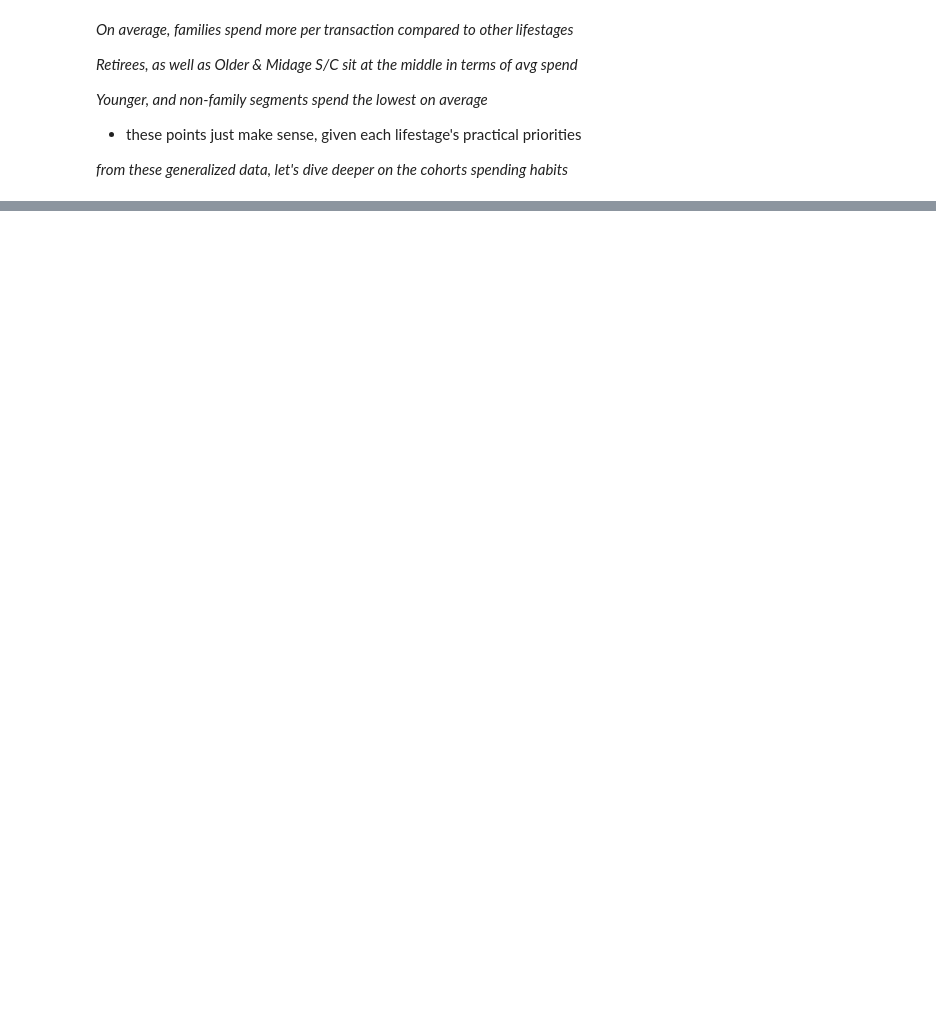
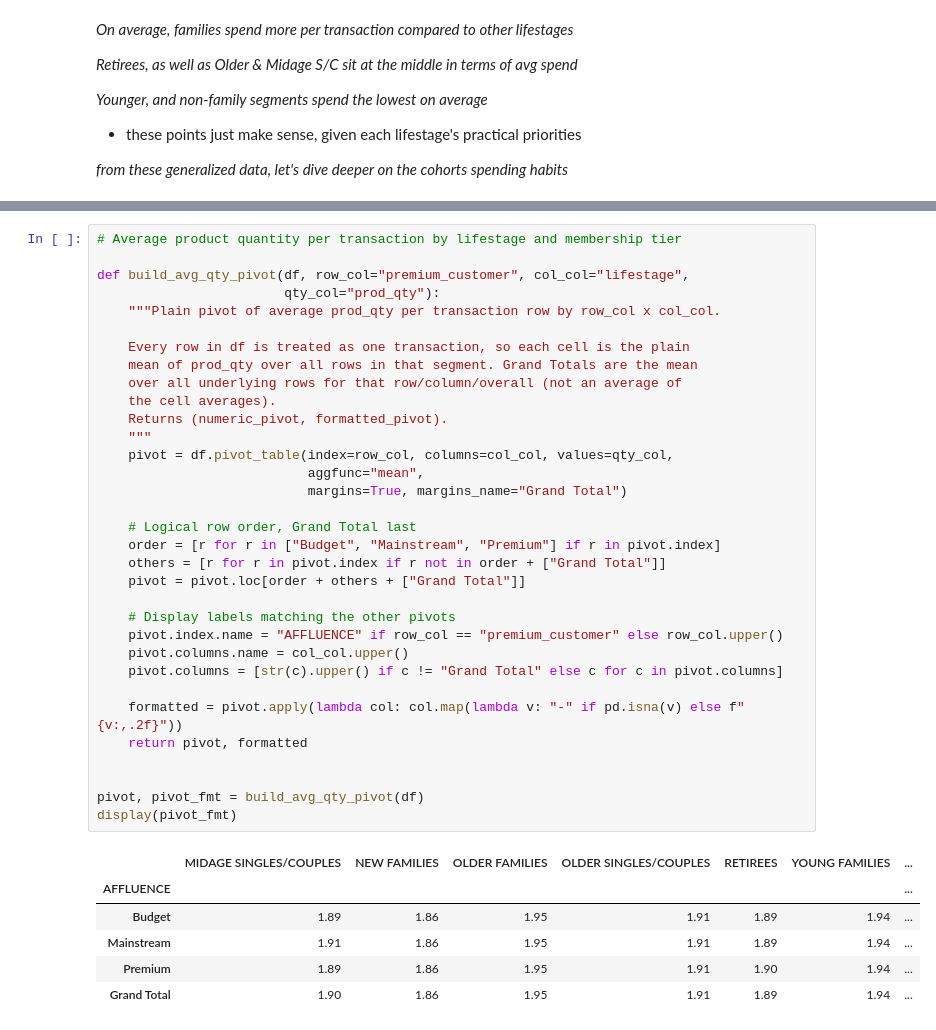
Before and after one commit to J0NA1RON/store_layout_analysis, a Jupyter notebook: notebooks/customer_segmentation.ipynb, the cells around one changed output, grey strips where cells are left out. Drawn from its saved outputs; the diff is of its cells as text; blank space fills up the shorter version.

```diff
--- a/notebooks/customer_segmentation.ipynb
+++ b/notebooks/customer_segmentation.ipynb
@@ -314,0 +313,40 @@ NameError: name 'df' is not defined
+# %%
+# Average product quantity per transaction by lifestage and membership tier
+
+def build_avg_qty_pivot(df, row_col="premium_customer", col_col="lifestage",
+                        qty_col="prod_qty"):
+    """Plain pivot of average prod_qty per transaction row by row_col x col_col.
+
+    Every row in df is treated as one transaction, so each cell is the plain
+    mean of prod_qty over all rows in that segment. Grand Totals are the mean
+    over all underlying rows for that row/column/overall (not an average of
+    the cell averages).
+    Returns (numeric_pivot, formatted_pivot).
+    """
+    pivot = df.pivot_table(index=row_col, columns=col_col, values=qty_col,
+                           aggfunc="mean",
+                           margins=True, margins_name="Grand Total")
+
+    # Logical row order, Grand Total last
+    order = [r for r in ["Budget", "Mainstream", "Premium"] if r in pivot.index]
+    others = [r for r in pivot.index if r not in order + ["Grand Total"]]
+    pivot = pivot.loc[order + others + ["Grand Total"]]
+
+    # Display labels matching the other pivots
+    pivot.index.name = "AFFLUENCE" if row_col == "premium_customer" else row_col.upper()
+    pivot.columns.name = col_col.upper()
+    pivot.columns = [str(c).upper() if c != "Grand Total" else c for c in pivot.columns]
+
+    formatted = pivot.apply(lambda col: col.map(lambda v: "-" if pd.isna(v) else f"{v:,.2f}"))
+    return pivot, formatted
+
+
+pivot, pivot_fmt = build_avg_qty_pivot(df)
+display(pivot_fmt)
+# %% [output]
+|  | MIDAGE SINGLES/COUPLES | NEW FAMILIES | OLDER FAMILIES | OLDER SINGLES/COUPLES | RETIREES | YOUNG FAMILIES | ... |
+| AFFLUENCE |  |  |  |  |  |  | ... |
+| Budget | 1.89 | 1.86 | 1.95 | 1.91 | 1.89 | 1.94 | ... |
+| Mainstream | 1.91 | 1.86 | 1.95 | 1.91 | 1.89 | 1.94 | ... |
+| Premium | 1.89 | 1.86 | 1.95 | 1.91 | 1.90 | 1.94 | ... |
+| Grand Total | 1.90 | 1.86 | 1.95 | 1.91 | 1.89 | 1.94 | ... |
```
Also changed, not shown: parts of 11 cells of this notebook, 1 other file.
